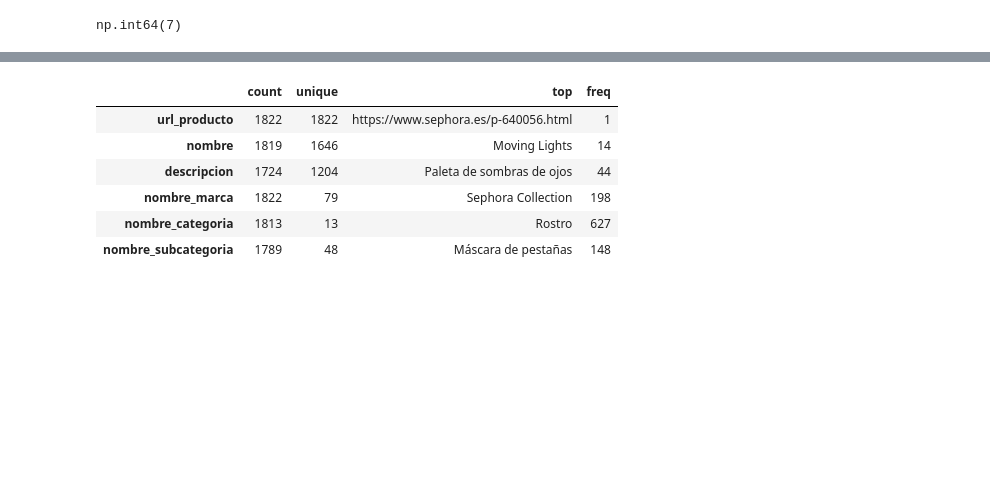
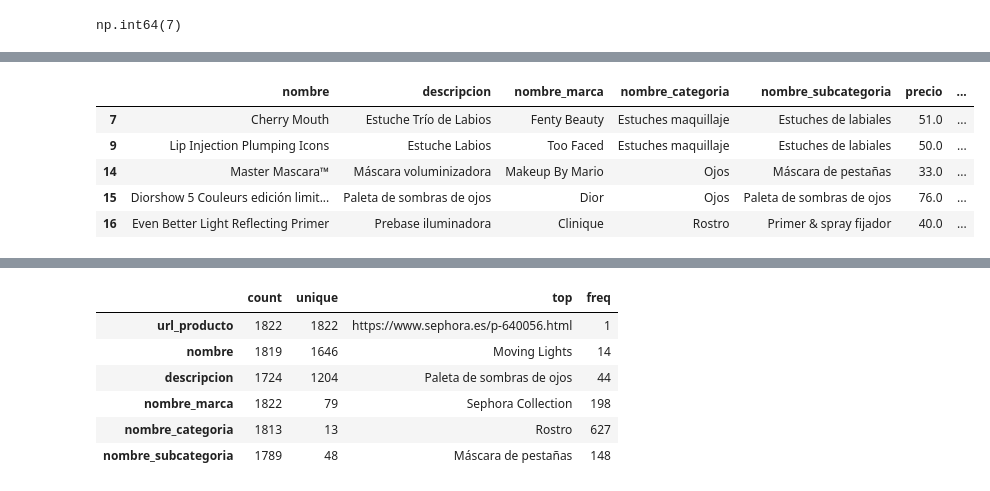
Before and after one commit to raquelscv/proyecto_final_sephora, a Jupyter notebook: eda_general.ipynb, the cells around one changed output, grey strips where cells are left out. Drawn from its saved outputs; the diff is of its cells as text; code cells hidden in the pictures; blank space fills up the shorter version.

```diff
--- a/eda_general.ipynb
+++ b/eda_general.ipynb
@@ -100,0 +204,9 @@ Aqui tengo que hacer un buen analisis de maximos / minimos (outliers). aqui es d
+# %%
+outliers_valoracion.head()
+# %% [output]
+|  | nombre | descripcion | nombre_marca | nombre_categoria | nombre_subcategoria | precio | ... |
+| 7 | Cherry Mouth | Estuche Trío de Labios | Fenty Beauty | Estuches maquillaje | Estuches de labiales | 51.0 | ... |
+| 9 | Lip Injection Plumping Icons | Estuche Labios | Too Faced | Estuches maquillaje | Estuches de labiales | 50.0 | ... |
+| 14 | Master Mascara™ | Máscara voluminizadora | Makeup By Mario | Ojos | Máscara de pestañas | 33.0 | ... |
+| 15 | Diorshow 5 Couleurs edición limit... | Paleta de sombras de ojos | Dior | Ojos | Paleta de sombras de ojos | 76.0 | ... |
+| 16 | Even Better Light Reflecting Primer | Prebase iluminadora | Clinique | Rostro | Primer & spray fijador | 40.0 | ... |
```
Also changed, not shown: parts of 49 cells of this notebook.
